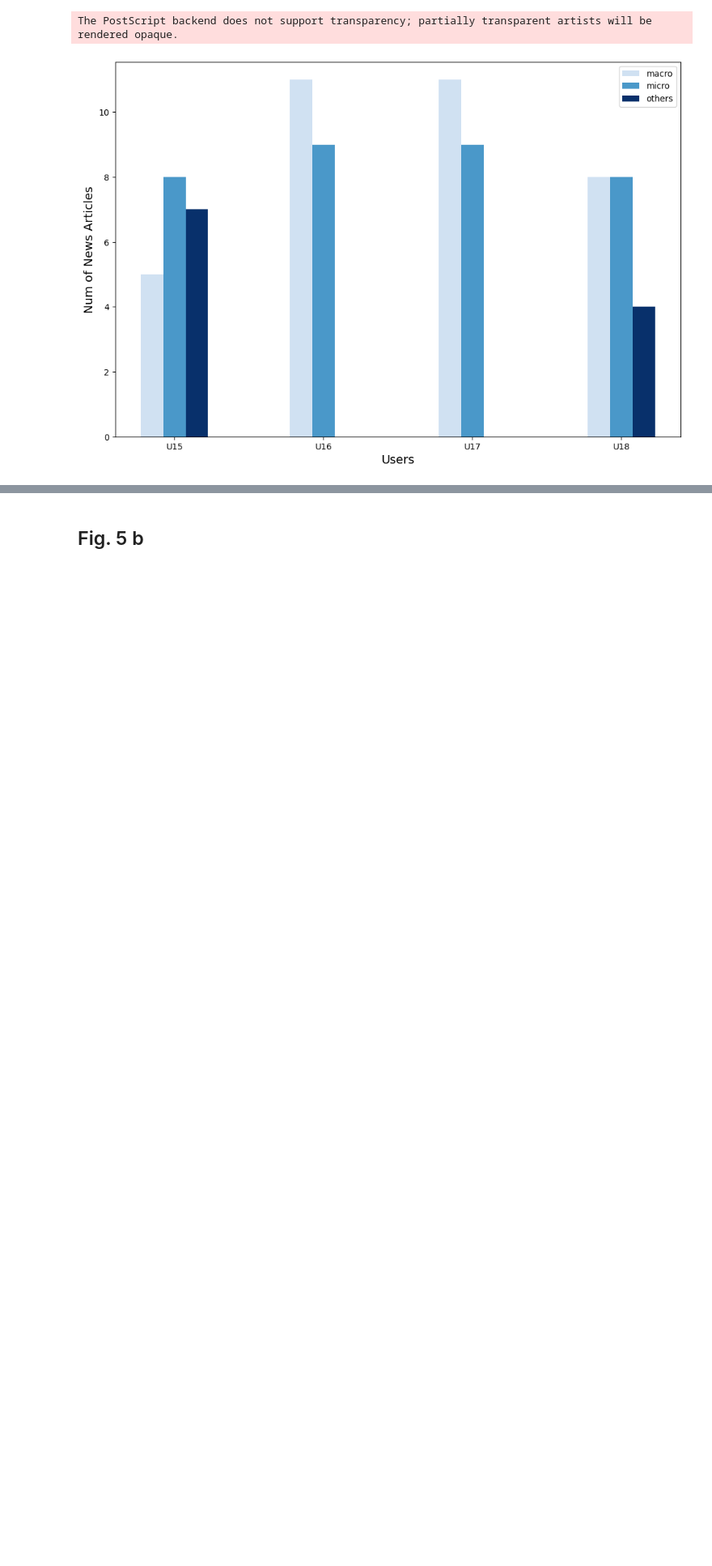
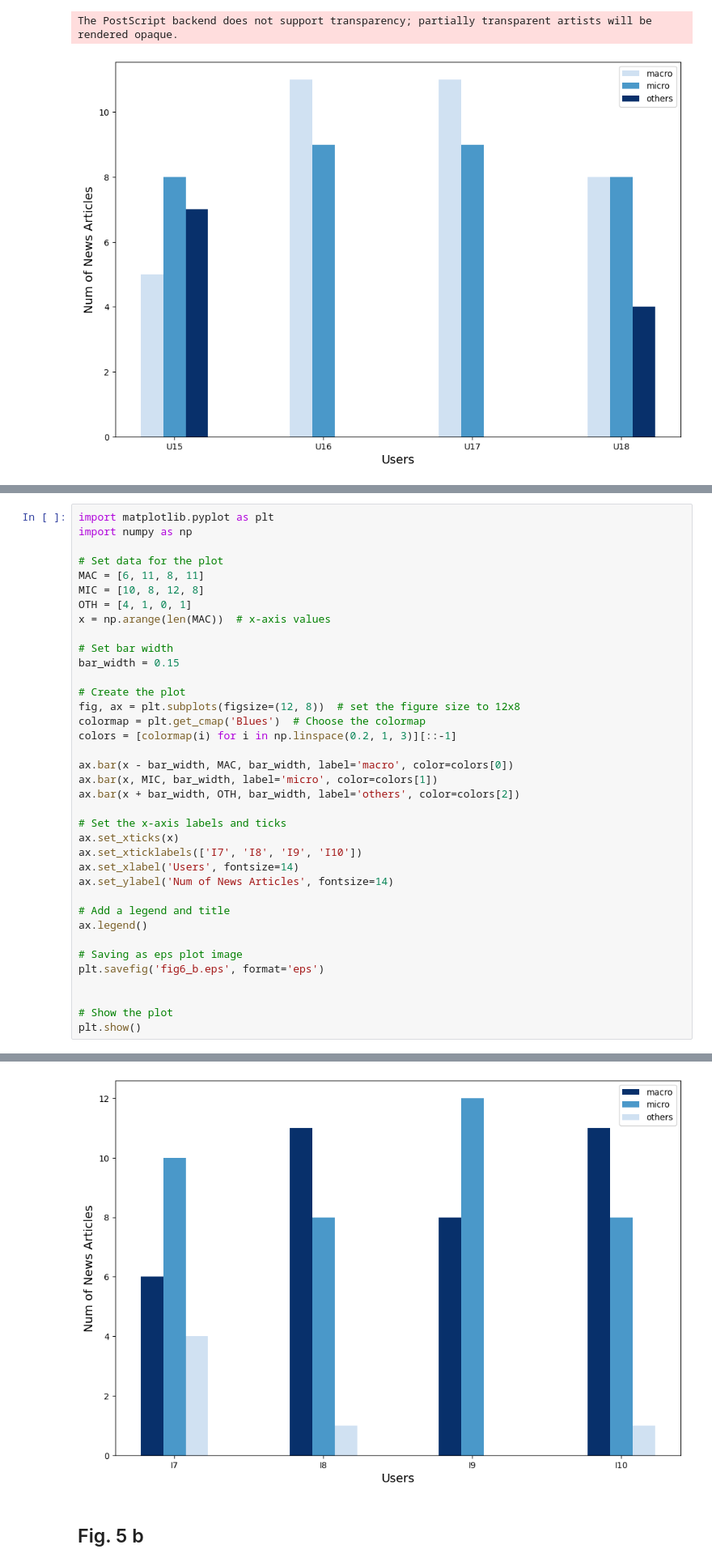
Before and after one commit to iamluirio/echo-chambers-news-aggregators, a Jupyter notebook: Code analysis/Analysis/newsRate_analysis.ipynb, the cells around one changed output, grey strips where cells are left out. Shown at 81% size. Drawn from its saved outputs; the diff is of its cells as text; blank space fills up the shorter version.

```diff
--- a/Code analysis/Analysis/newsRate_analysis.ipynb
+++ b/Code analysis/Analysis/newsRate_analysis.ipynb
@@ -266,0 +269,38 @@ The PostScript backend does not support transparency; partially transparent arti
+# %%
+import matplotlib.pyplot as plt
+import numpy as np
+
+# Set data for the plot
+MAC = [6, 11, 8, 11]
+MIC = [10, 8, 12, 8]
+OTH = [4, 1, 0, 1]
+x = np.arange(len(MAC))  # x-axis values
+
+# Set bar width
+bar_width = 0.15
+
+# Create the plot
+fig, ax = plt.subplots(figsize=(12, 8))  # set the figure size to 12x8
+colormap = plt.get_cmap('Blues')  # Choose the colormap
+colors = [colormap(i) for i in np.linspace(0.2, 1, 3)][::-1]
+
+ax.bar(x - bar_width, MAC, bar_width, label='macro', color=colors[0])
+ax.bar(x, MIC, bar_width, label='micro', color=colors[1])
+ax.bar(x + bar_width, OTH, bar_width, label='others', color=colors[2])
+
+# Set the x-axis labels and ticks
+ax.set_xticks(x)
+ax.set_xticklabels(['I7', 'I8', 'I9', 'I10'])
+ax.set_xlabel('Users', fontsize=14)
+ax.set_ylabel('Num of News Articles', fontsize=14)
+
+# Add a legend and title
+ax.legend()
+
+# Saving as eps plot image
+plt.savefig('fig6_b.eps', format='eps')
+
+
+# Show the plot
+plt.show()
+# %% [output]
@@ -267,3 +308,4 @@ The PostScript backend does not support transparency; partially transparent arti
+[figure, added]
 # %% [markdown]
 ## Fig. 5 b
 # %%
```
Also changed, not shown: parts of 2 cells of this notebook.
